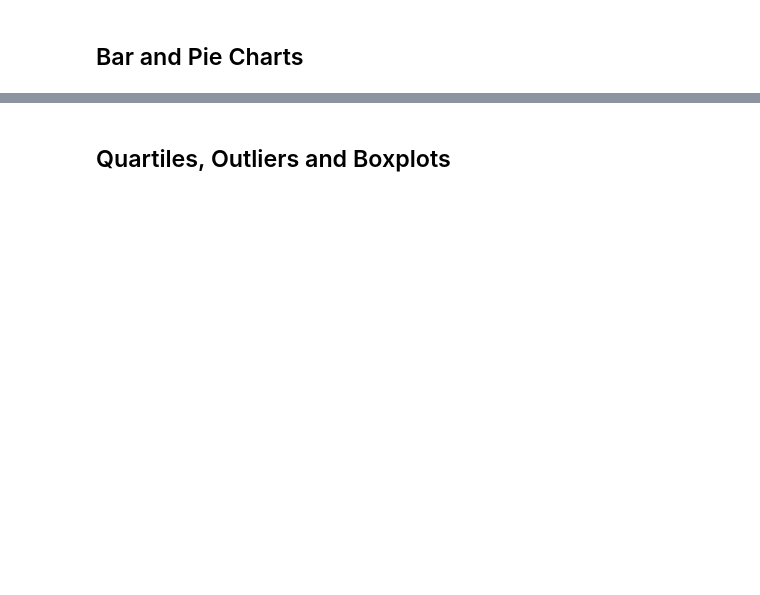
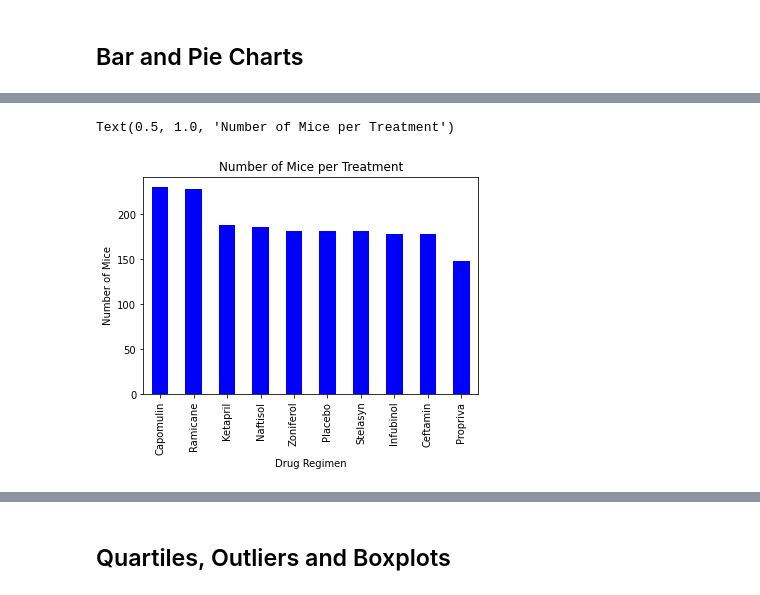
Before and after one commit to ShailMathur/Matplotlib-Challenge, a Jupyter notebook: untitled folder/Pymaceuticals.ipynb, the cells around one changed output, grey strips where cells are left out. Drawn from its saved outputs; the diff is of its cells as text; code cells hidden in the pictures; blank space fills up the shorter version.

```diff
--- a/untitled folder/Pymaceuticals.ipynb
+++ b/untitled folder/Pymaceuticals.ipynb
@@ -52,0 +36,5 @@ ValueError: Invalid file path or buffer object type: <class 'pandas.core.frame.D
+# %%
+# Combine the above data into a single dataset
+combined_df = pd.merge(mouse_metadata, study_results, how='outer', on="Mouse ID")
+# Display the data table for preview
+combined_df.head()
@@ -55,2 +54,4 @@ ValueError: Invalid file path or buffer object type: <class 'pandas.core.frame.D
 # %%
 # Getting the duplicate mice by ID number that shows up for Mouse ID and Timepoint.
+dup_mice_ID = combined_df.loc[combined_df.duplicated(subset=['Mouse ID', 'Timepoint']),'Mouse ID'].unique()
+dup_mice_ID
@@ -59,2 +79,4 @@ ValueError: Invalid file path or buffer object type: <class 'pandas.core.frame.D
 # %%
 # Create a clean DataFrame by dropping the duplicate mouse by its ID.
+clean_df = combined_df[combined_df['Mouse ID'].isin(dup_mice_ID)==False]
+clean_df.head()
@@ -76,3 +152,7 @@ ValueError: Invalid file path or buffer object type: <class 'pandas.core.frame.D
 ## Bar and Pie Charts
 # %%
 # Generate a bar plot showing the total number of measurements taken on each drug regimen using pandas.
+
+#first create a group series using the 'Drug Regimen' column and, counting the number of data points for each Drug Regimen
+mice_count = clean_df["Drug Regimen"].value_counts()
+mice_count
@@ -80,0 +171,10 @@ ValueError: Invalid file path or buffer object type: <class 'pandas.core.frame.D
+# %%
+# Create a Pandas bar plot based off of the group series from before and label the title
+plot_pandas = mice_count.plot.bar(color='b')
+# Set the xlabel, ylabel, and title using class methods
+plt.xlabel("Drug Regimen")
+plt.ylabel("Number of Mice")
+plt.title("Number of Mice per Treatment")
+# %% [output]
+Text(0.5, 1.0, 'Number of Mice per Treatment')
+[figure, added]
```
Also changed, not shown: parts of 38 cells of this notebook, 1 other file.
